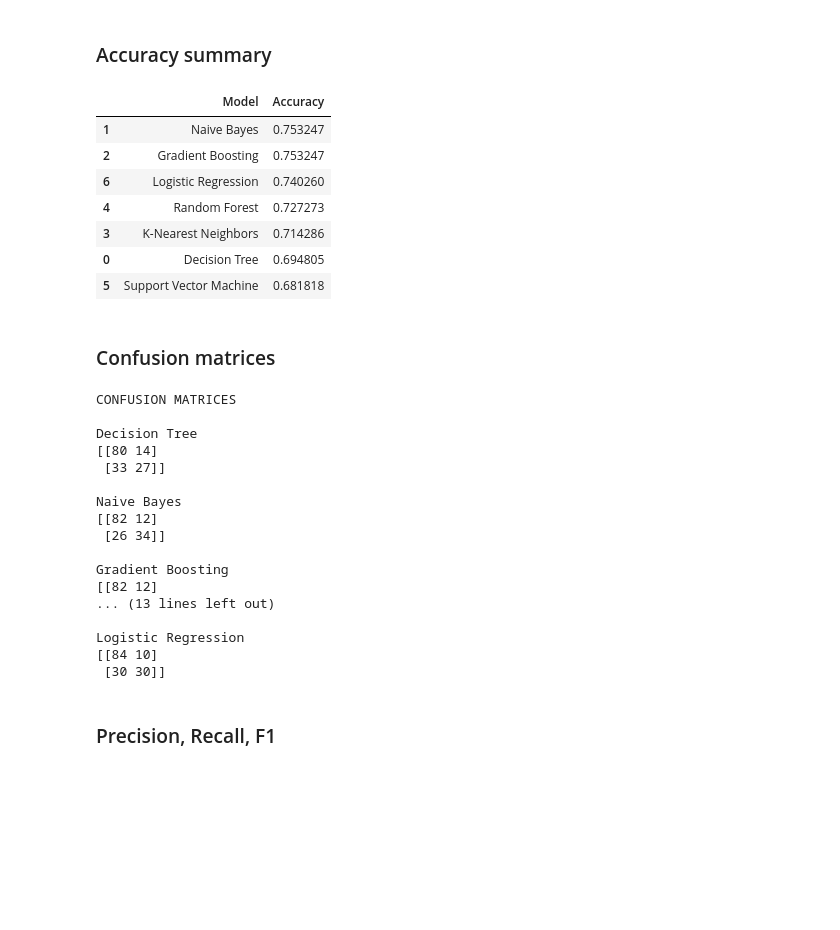
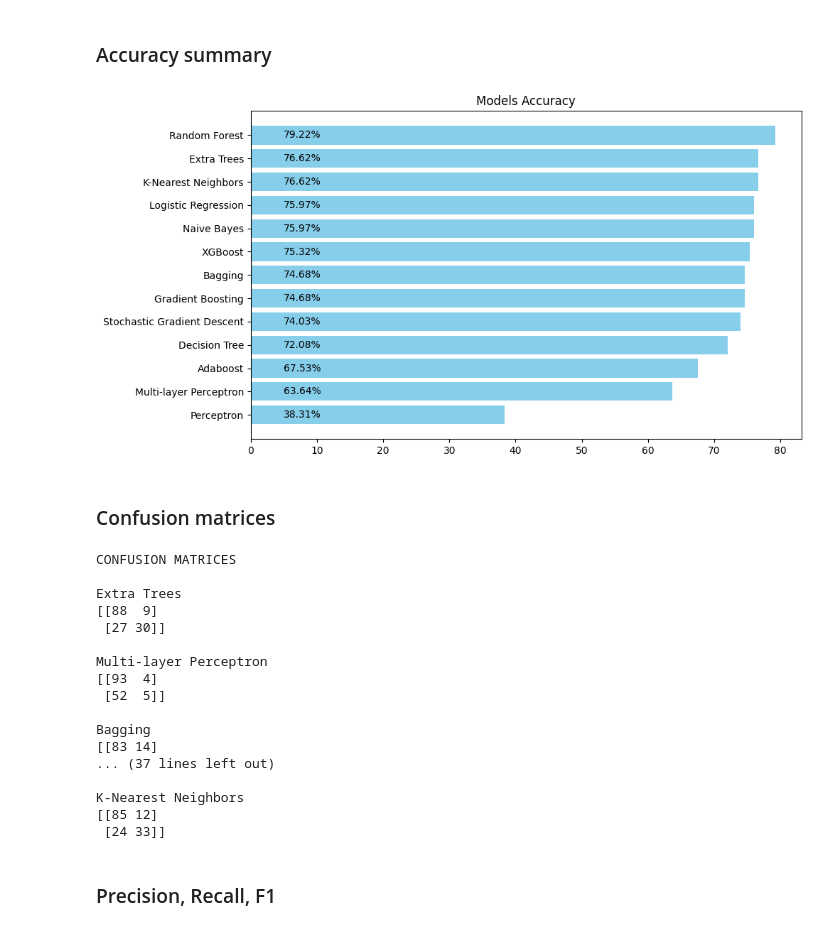
Before and after one commit to hmantovani/hmantovani, a Jupyter notebook: diabetes/diabetes.ipynb, the cells around one changed output. Saved outputs shown, nothing was run; the diff lists cells and outputs as text; code cells hidden in the pictures; blank space fills up the shorter version.

```diff
--- a/diabetes/diabetes.ipynb
+++ b/diabetes/diabetes.ipynb
@@ -729,48 +901,50 @@ print("Confusion Matrix\n", mlp_cm)
 # %%
 accuracy_data = {
     'Model Name': [
         'Extra Trees', 'Multi-layer Perceptron', 'Bagging', 'Adaboost', 'Gradient Boosting',
         'Perceptron', 'XGBoost', 'Stochastic Gradient Descent', 'Logistic Regression',
-        'Naive Bayes', 'Support Vector Machines', 'Random Forest', 'Decision Tree', 'K-Nearest Neighbors'
+        'Naive Bayes', 'Random Forest', 'Decision Tree', 'K-Nearest Neighbors'
     ],
     'Accuracy': [
         extra_trees_accuracy, mlp_accuracy, bagging_accuracy, adaboost_accuracy, gbm_accuracy,
         perceptron_accuracy, XGB_accuracy, SGD_accuracy, LR_accuracy,
-        NB_accuracy, SVM_accuracy, RF_accuracy, DT_accuracy, KNN_accuracy
+        NB_accuracy, RF_accuracy, DT_accuracy, KNN_accuracy
     ]
 }
 
 accuracy_df = pd.DataFrame(accuracy_data)
 accuracy_df['Accuracy'] *= 100
 accuracy_df = accuracy_df.sort_values(by='Accuracy', ascending=False).reset_index(drop=True)
 
 plt.figure(figsize=(10, 6))
 bars = plt.barh(accuracy_df['Model Name'], accuracy_df['Accuracy'], color='skyblue')
 plt.title('Models Accuracy')
 plt.gca().invert_yaxis()  # Invert y-axis to display the highest accuracy at the top
 
 # Adding accuracy values inside each bar
 for bar, accuracy in zip(bars, accuracy_df['Accuracy']):
     plt.text(5, bar.get_y() + bar.get_height() / 2, f'{accuracy:.2f}%',
              va='center', ha='left', fontsize=10, color='black')
 
 plt.show()
 # %% [output]
-|  | Model | Accuracy |
-| 1 | Naive Bayes | 0.753247 |
-| 2 | Gradient Boosting | 0.753247 |
-| 6 | Logistic Regression | 0.740260 |
-| 4 | Random Forest | 0.727273 |
-| 3 | K-Nearest Neighbors | 0.714286 |
-| 0 | Decision Tree | 0.694805 |
-| 5 | Support Vector Machine | 0.681818 |
+[figure, added]
 # %% [markdown]
 ### Confusion matrices
 # %%
 from sklearn.metrics import confusion_matrix
 
-models = ['Decision Tree', 'Naive Bayes', 'Gradient Boosting', 'K-Nearest Neighbors', 'Random Forest', 'Support Vector Machine', 'Logistic Regression']
-predictions = [dt_pred, nb_pred, gb_pred, knn_pred, rf_pred, svm_pred, lr_pred]
+models = [
+    'Extra Trees', 'Multi-layer Perceptron', 'Bagging', 'Adaboost', 'Gradient Boosting',
+    'Perceptron', 'XGBoost', 'Stochastic Gradient Descent', 'Logistic Regression',
+    'Naive Bayes', 'Random Forest', 'Decision Tree', 'K-Nearest Neighbors'
+]
+
+predictions = [
+    extra_trees_pred, mlp_pred, bagging_pred, adaboost_pred, gbm_pred,
+    perceptron_pred, XGB_pred, SGD_pred, LR_pred,
+    NB_pred, RF_pred, DT_pred, KNN_pred
+]
 
 print("CONFUSION MATRICES\n")
 
@@ -783,21 +957,21 @@ for model, pred in zip(models, predictions):
 # %% [output]
 CONFUSION MATRICES
 
-Decision Tree
-[[80 14]
- [33 27]]
+Extra Trees
+[[88  9]
+ [27 30]]
 
-Naive Bayes
-[[82 12]
- [26 34]]
+Multi-layer Perceptron
+[[93  4]
+ [52  5]]
 
-Gradient Boosting
-[[82 12]
-... (13 lines left out)
+Bagging
+[[83 14]
+... (37 lines left out)
 
-Logistic Regression
-[[84 10]
- [30 30]]
+K-Nearest Neighbors
+[[85 12]
+ [24 33]]
 # %% [markdown]
 ### Precision, Recall, F1
 # %%
```
Also changed, not shown: parts of 26 cells of this notebook, 2 other files.
